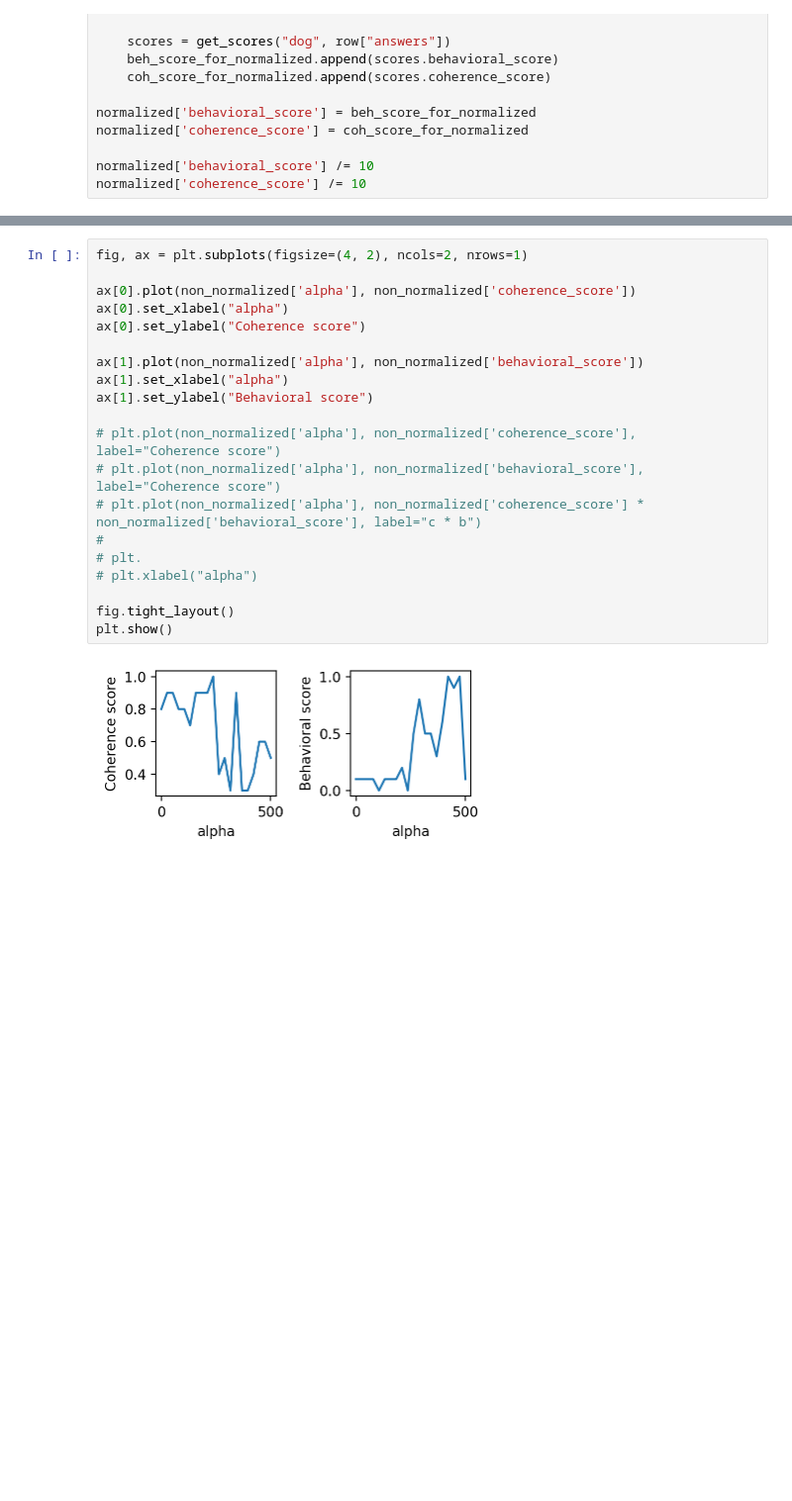
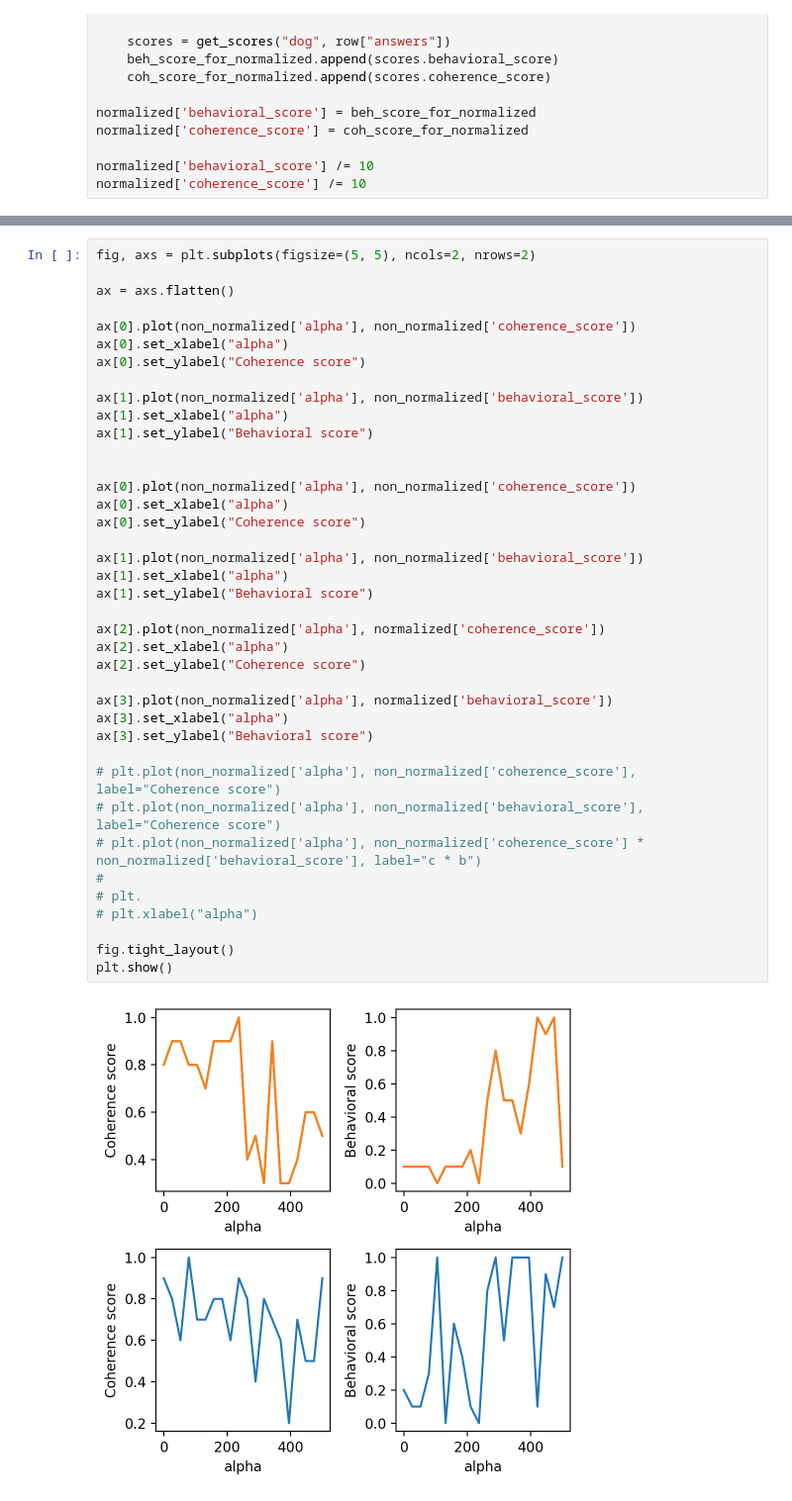
Before and after one commit to selected-topics-ai/LLM-SAE, a Jupyter notebook: notebooks/report.ipynb, the cells around one changed output, grey strips where cells are left out. Shown at 99% size. Drawn from its saved outputs; the diff is of its cells as text; blank space fills up the shorter version.

Commit message:
add plot'

```diff
--- a/notebooks/report.ipynb
+++ b/notebooks/report.ipynb
@@ -224,22 +252,41 @@ normalized['coherence_score'] /= 10
 # %%
-fig, ax = plt.subplots(figsize=(4, 2), ncols=2, nrows=1)
+fig, axs = plt.subplots(figsize=(5, 5), ncols=2, nrows=2)
+
+ax = axs.flatten()
 
 ax[0].plot(non_normalized['alpha'], non_normalized['coherence_score'])
 ax[0].set_xlabel("alpha")
 ax[0].set_ylabel("Coherence score")
 
 ax[1].plot(non_normalized['alpha'], non_normalized['behavioral_score'])
 ax[1].set_xlabel("alpha")
 ax[1].set_ylabel("Behavioral score")
+
+
+ax[0].plot(non_normalized['alpha'], non_normalized['coherence_score'])
+ax[0].set_xlabel("alpha")
+ax[0].set_ylabel("Coherence score")
+
+ax[1].plot(non_normalized['alpha'], non_normalized['behavioral_score'])
+ax[1].set_xlabel("alpha")
+ax[1].set_ylabel("Behavioral score")
+
+ax[2].plot(non_normalized['alpha'], normalized['coherence_score'])
+ax[2].set_xlabel("alpha")
+ax[2].set_ylabel("Coherence score")
+
+ax[3].plot(non_normalized['alpha'], normalized['behavioral_score'])
+ax[3].set_xlabel("alpha")
+ax[3].set_ylabel("Behavioral score")
 
 # plt.plot(non_normalized['alpha'], non_normalized['coherence_score'], label="Coherence score")
 # plt.plot(non_normalized['alpha'], non_normalized['behavioral_score'], label="Coherence score")
 # plt.plot(non_normalized['alpha'], non_normalized['coherence_score'] * non_normalized['behavioral_score'], label="c * b")
 #
 # plt.
 # plt.xlabel("alpha")
 
 fig.tight_layout()
 plt.show()
 # %% [output]
-[figure, old version]
+[figure, new version]
```
Also changed, not shown: parts of 6 cells of this notebook, 3 other files.
